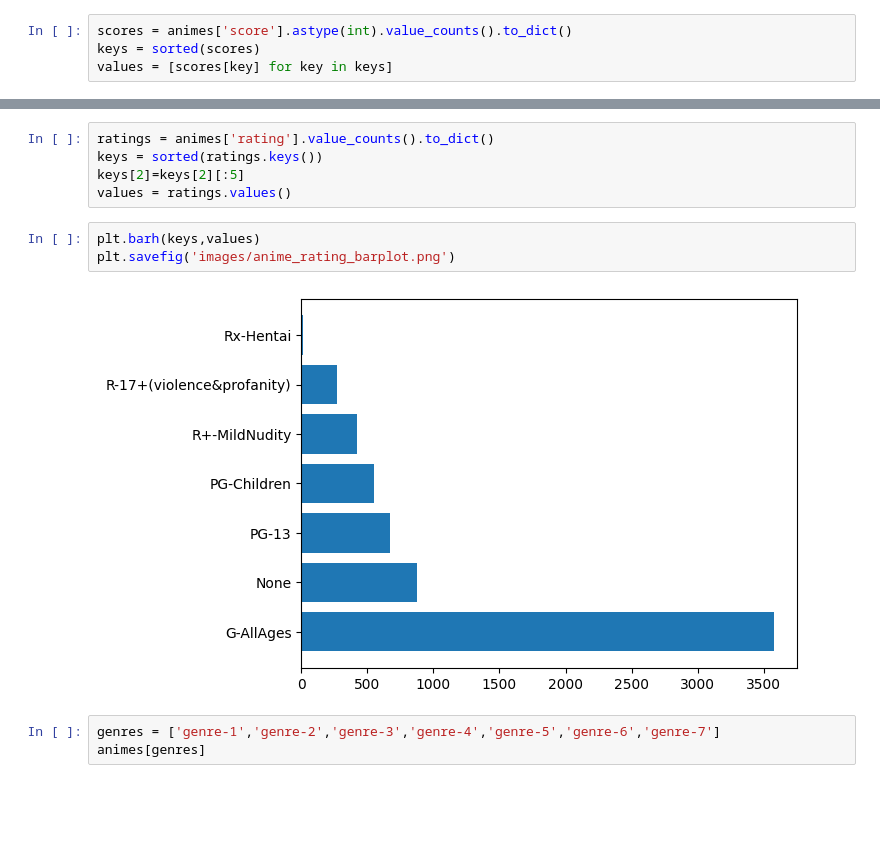
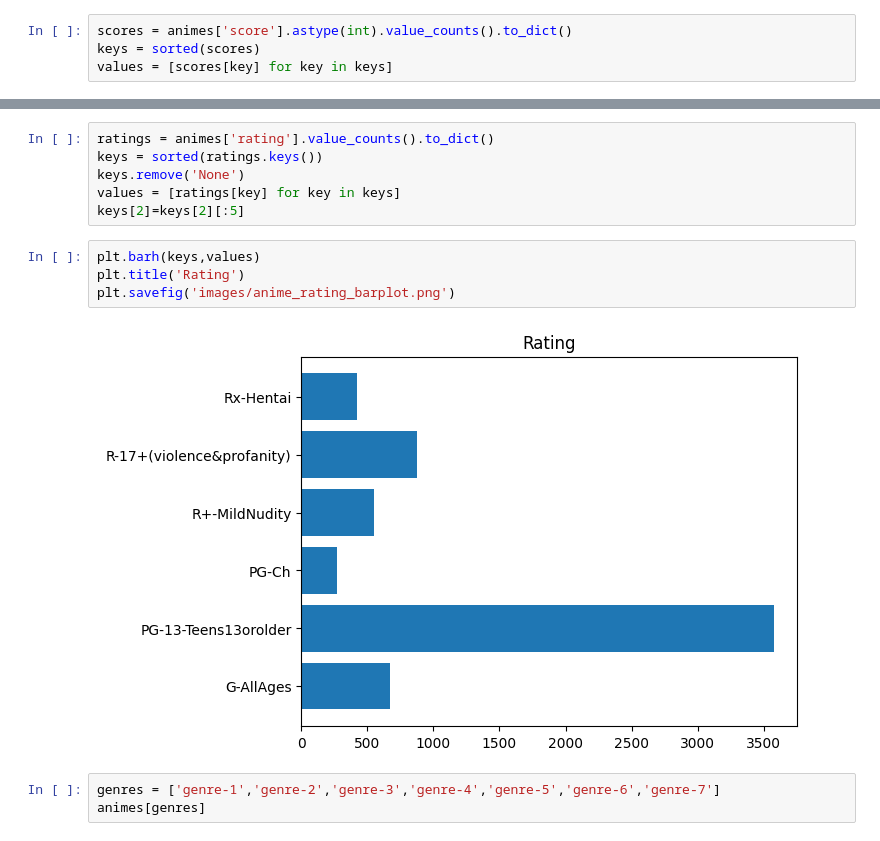
Before and after one commit to PyroSama07/rapidAnime_Recommender, a Jupyter notebook: get_graphs.ipynb, the cells around one changed output, grey strips where cells are left out. Saved outputs shown, nothing was run; the diff lists cells and outputs as text; blank space fills up the shorter version.

```diff
--- a/get_graphs.ipynb
+++ b/get_graphs.ipynb
@@ -39,13 +46,15 @@ plt.savefig('images/anime_score_lineplot.png')
 # %%
 ratings = animes['rating'].value_counts().to_dict()
 keys = sorted(ratings.keys())
+keys.remove('None')
+values = [ratings[key] for key in keys]
 keys[2]=keys[2][:5]
-values = ratings.values()
 # %%
 plt.barh(keys,values)
+plt.title('Rating')
 plt.savefig('images/anime_rating_barplot.png')
 # %% [output]
-[figure, old version]
+[figure, new version]
 # %%
 genres = ['genre-1','genre-2','genre-3','genre-4','genre-5','genre-6','genre-7']
 animes[genres]
```
Also changed, not shown: parts of 5 cells of this notebook, 3 other files.
